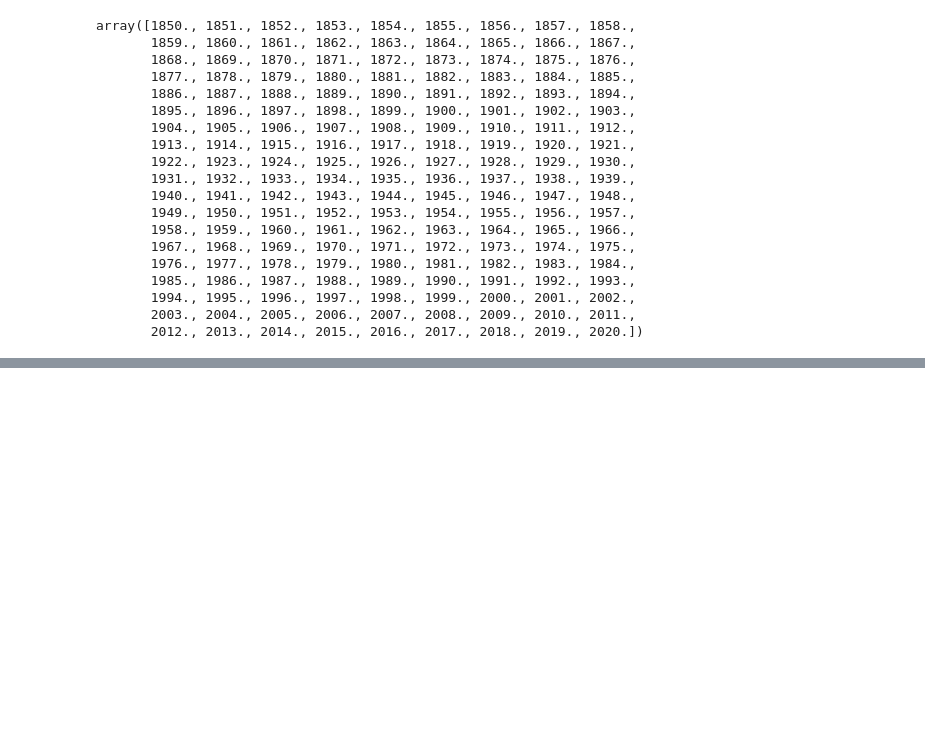
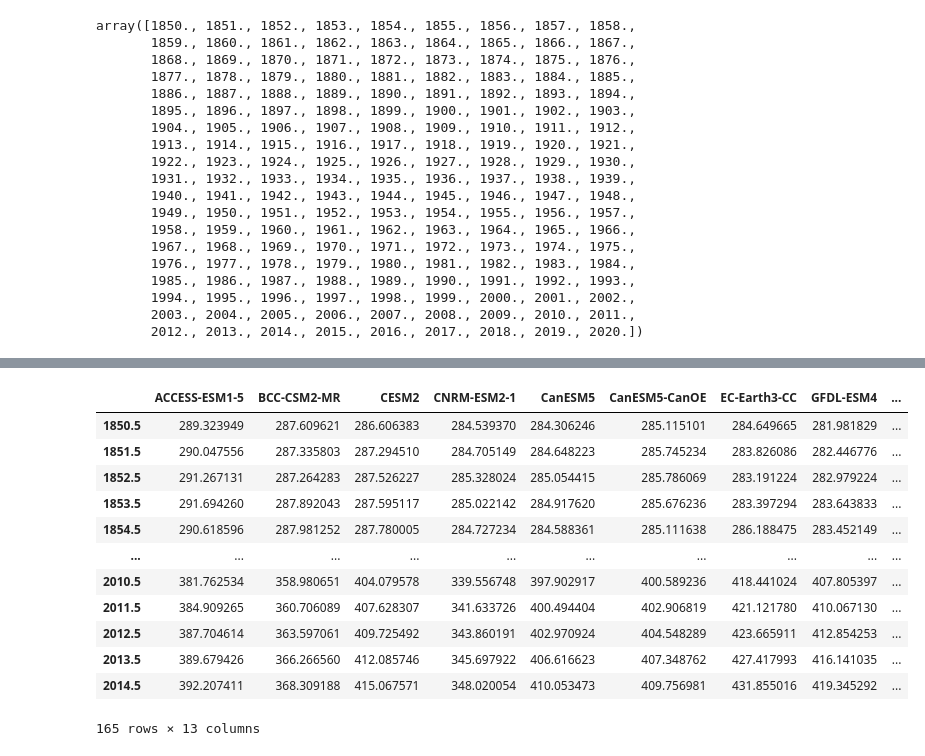
Before and after one commit to benmsanderson/esmperspective, a Jupyter notebook: plot_historical.ipynb, the cells around one changed output, grey strips where cells are left out. Cells and saved outputs as stored; diff of their text form; code cells hidden in the pictures; blank space fills up the shorter version.

```diff
--- a/plot_historical.ipynb
+++ b/plot_historical.ipynb
@@ -212,0 +299,16 @@ fig.savefig('fig4.png', dpi=300)
+# %%
+c
+# %% [output]
+|  | ACCESS-ESM1-5 | BCC-CSM2-MR | CESM2 | CNRM-ESM2-1 | CanESM5 | CanESM5-CanOE | EC-Earth3-CC | GFDL-ESM4 | ... |
+| 1850.5 | 289.323949 | 287.609621 | 286.606383 | 284.539370 | 284.306246 | 285.115101 | 284.649665 | 281.981829 | ... |
+| 1851.5 | 290.047556 | 287.335803 | 287.294510 | 284.705149 | 284.648223 | 285.745234 | 283.826086 | 282.446776 | ... |
+| 1852.5 | 291.267131 | 287.264283 | 287.526227 | 285.328024 | 285.054415 | 285.786069 | 283.191224 | 282.979224 | ... |
+| 1853.5 | 291.694260 | 287.892043 | 287.595117 | 285.022142 | 284.917620 | 285.676236 | 283.397294 | 283.643833 | ... |
+| 1854.5 | 290.618596 | 287.981252 | 287.780005 | 284.727234 | 284.588361 | 285.111638 | 286.188475 | 283.452149 | ... |
+| ... | ... | ... | ... | ... | ... | ... | ... | ... | ... |
+| 2010.5 | 381.762534 | 358.980651 | 404.079578 | 339.556748 | 397.902917 | 400.589236 | 418.441024 | 407.805397 | ... |
+| 2011.5 | 384.909265 | 360.706089 | 407.628307 | 341.633726 | 400.494404 | 402.906819 | 421.121780 | 410.067130 | ... |
+| 2012.5 | 387.704614 | 363.597061 | 409.725492 | 343.860191 | 402.970924 | 404.548289 | 423.665911 | 412.854253 | ... |
+| 2013.5 | 389.679426 | 366.266560 | 412.085746 | 345.697922 | 406.616623 | 407.348762 | 427.417993 | 416.141035 | ... |
+| 2014.5 | 392.207411 | 368.309188 | 415.067571 | 348.020054 | 410.053473 | 409.756981 | 431.855016 | 419.345292 | ... |
+165 rows × 13 columns
```
Also changed, not shown: parts of 10 cells of this notebook, 7 other files.
